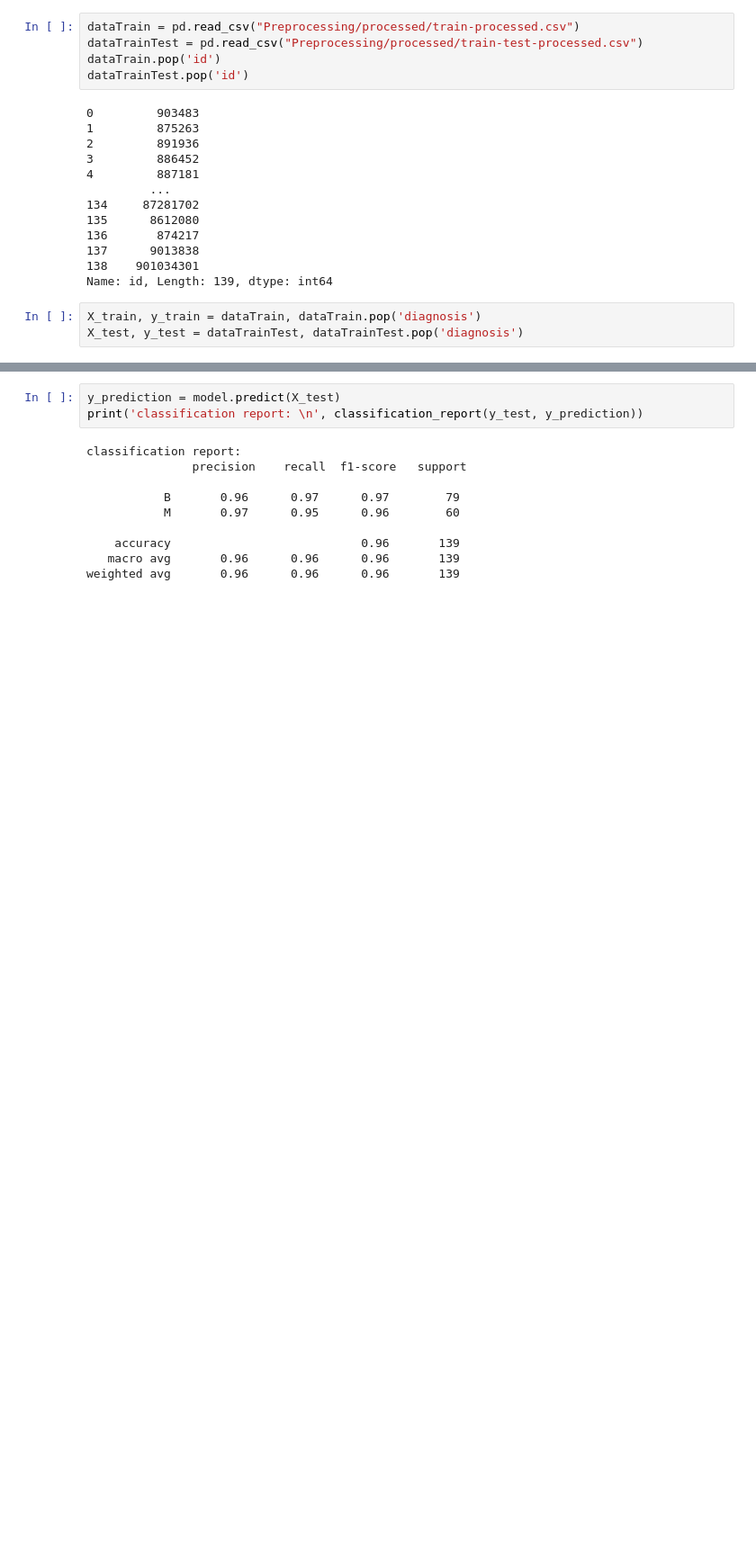
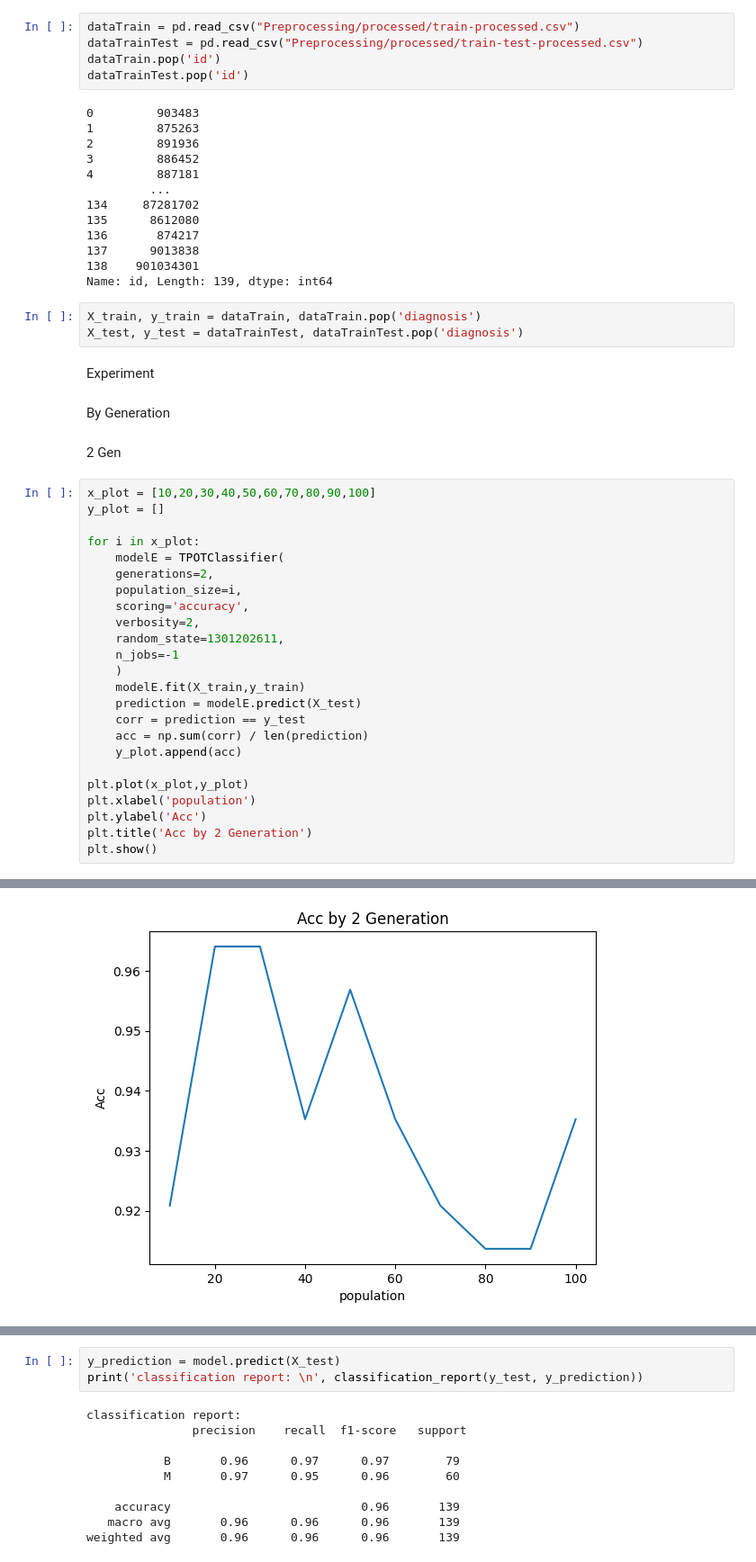
Before and after one commit to dorokdok/Tubes-MLP-Preprocessing, a Jupyter notebook: Tpot.ipynb, the cells around one changed output, grey strips where cells are left out. Shown at 90% size. Drawn from its saved outputs; the diff is of its cells as text; blank space fills up the shorter version.

```diff
--- a/Tpot.ipynb
+++ b/Tpot.ipynb
@@ -29,3 +34,34 @@ Name: id, Length: 139, dtype: int64
 # %%
 X_train, y_train = dataTrain, dataTrain.pop('diagnosis')
 X_test, y_test = dataTrainTest, dataTrainTest.pop('diagnosis')
+# %% [markdown]
+Experiment
+# %% [markdown]
+By Generation
+# %% [markdown]
+2 Gen
+# %%
+x_plot = [10,20,30,40,50,60,70,80,90,100]
+y_plot = []
+
+for i in x_plot:
+    modelE = TPOTClassifier(
+    generations=2,
+    population_size=i,
+    scoring='accuracy',
+    verbosity=2,
+    random_state=1301202611,
+    n_jobs=-1
+    )
+    modelE.fit(X_train,y_train)
+    prediction = modelE.predict(X_test)
+    corr = prediction == y_test
+    acc = np.sum(corr) / len(prediction)
+    y_plot.append(acc)
+
+plt.plot(x_plot,y_plot)
+plt.xlabel('population')
+plt.ylabel('Acc')
+plt.title('Acc by 2 Generation')
+plt.show()
+# %% [output]
@@ -31,0 +85 @@ X_test, y_test = dataTrainTest, dataTrainTest.pop('diagnosis')
+[figure, added]
```
Also changed, not shown: parts of 18 cells of this notebook.
